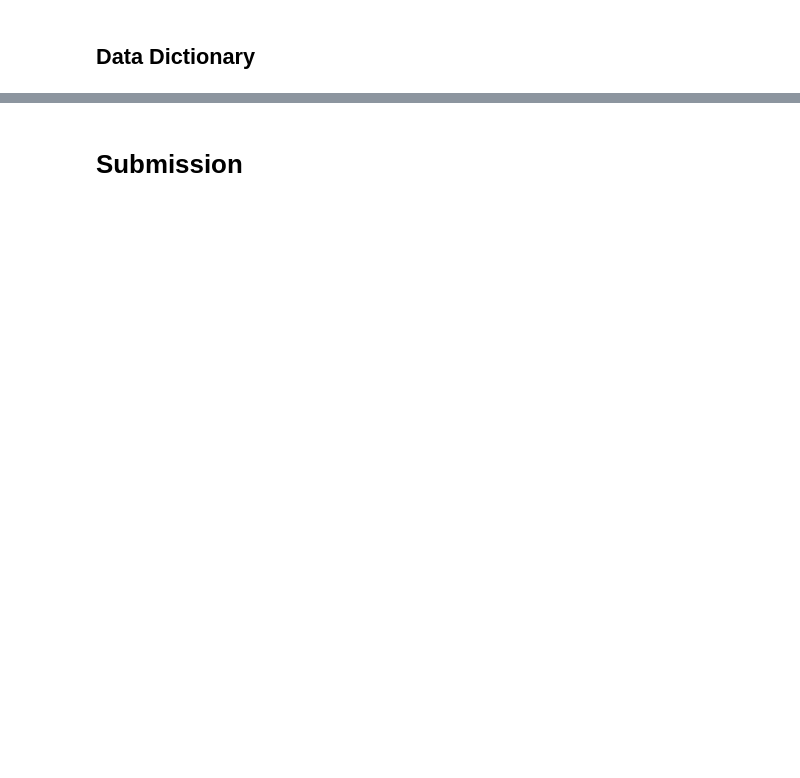
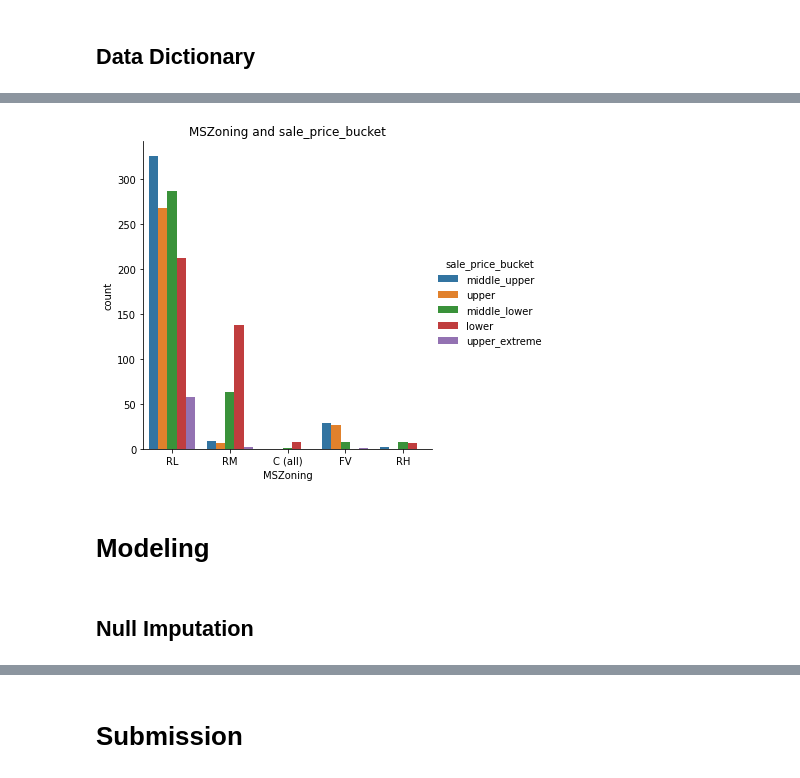
Before and after one commit to levimjoseph/kaggle-public, a Jupyter notebook: house-prices-levimjoseph.ipynb, the cells around one changed output, grey strips where cells are left out. Drawn from its saved outputs; the diff is of its cells as text; code cells hidden in the pictures; blank space fills up the shorter version.

```diff
--- a/house-prices-levimjoseph.ipynb
+++ b/house-prices-levimjoseph.ipynb
@@ -54,2 +138,30 @@ with open('../input/house-prices-advanced-regression-techniques/data_description
+# %%
+# calculate percentiles and fences
+q0 = train_df[dependent_variable].quantile(0.00)
+q25 = train_df[dependent_variable].quantile(0.25)
+q50 = train_df[dependent_variable].quantile(0.50)
+q75 = train_df[dependent_variable].quantile(0.75)
+q100 = train_df[dependent_variable].quantile(1.00)
+
+iqr = q75 - q25
+lower_fence = q25 - 1.5 * iqr
+upper_fence = q75 + 1.5 * iqr
+# %%
+# discretize SalePrice into four buckets:
+sale_price_bins = [q0, q25, q50, q75, upper_fence, q100]
+sale_price_labels = ['lower', 'middle_lower', 'middle_upper', 'upper', 'upper_extreme']
+
+train_df['sale_price_bucket'] = pd.cut(x=train_df[dependent_variable], bins=sale_price_bins,
+                    labels=sale_price_labels).astype('object')
+# %%
+#
+sns.catplot(x='MSZoning', hue='sale_price_bucket', data=train_df, kind='count').set(title='MSZoning and sale_price_bucket')
+plt.show()
+# %% [output]
+[figure, added]
+# %% [markdown]
+# Modeling
+# %% [markdown]
+## Null Imputation
 # %%
 train_df.info()
```
Also changed, not shown: parts of 19 cells of this notebook.
